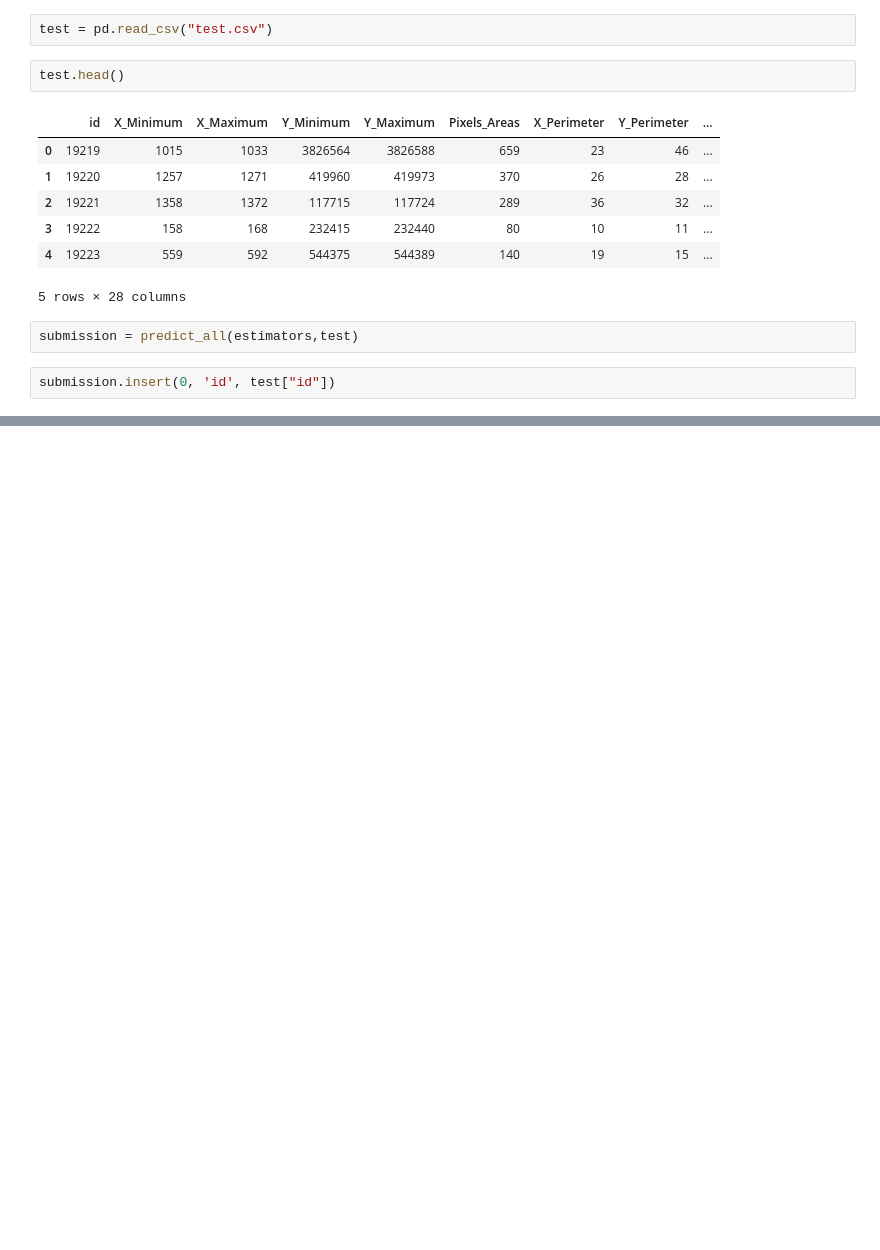
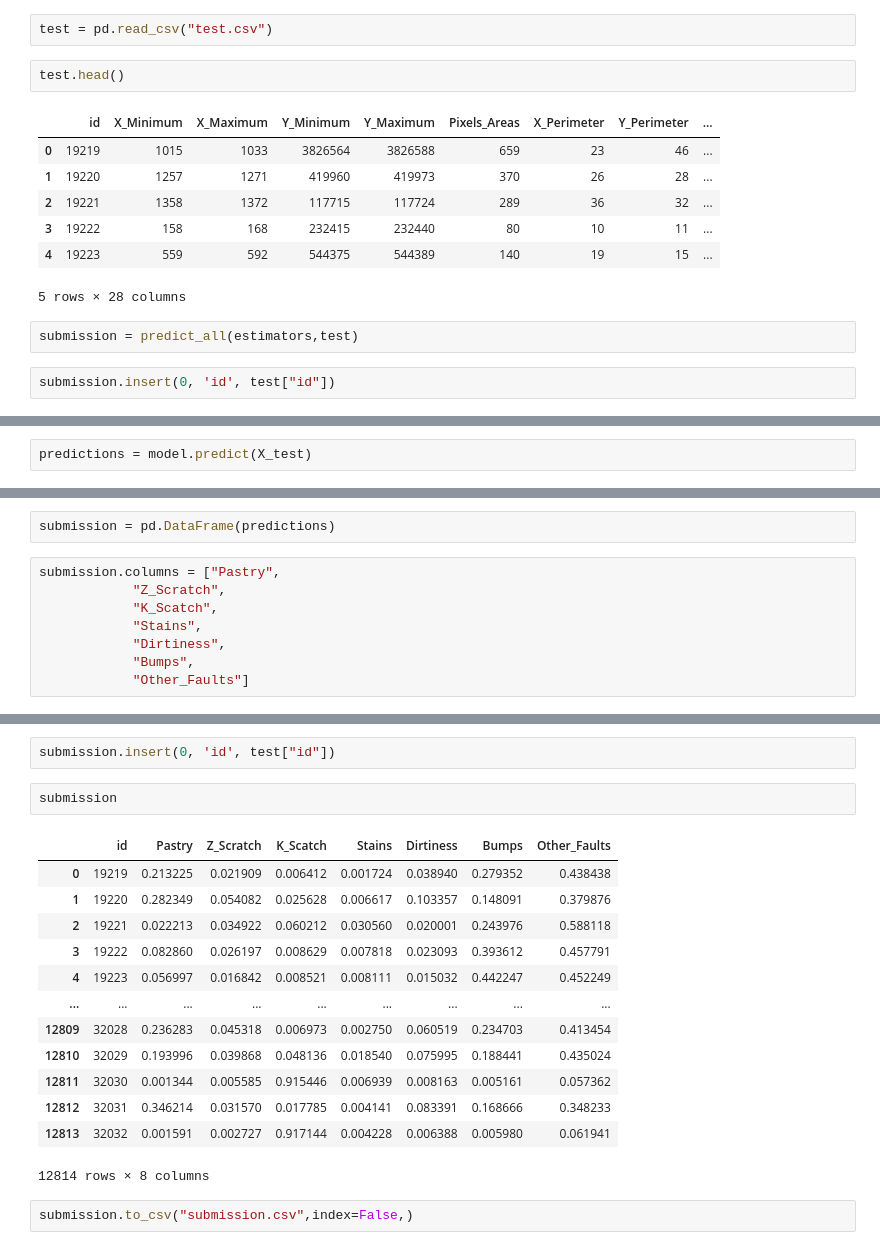
Before and after one commit to 1942Spectre/Kaggle_Steel_Plate_Defect_Prediction, a Jupyter notebook: Steel Plate Defect.ipynb, the cells around one changed output, grey strips where cells are left out. Cells and saved outputs as stored; diff of their text form; blank space fills up the shorter version.

```diff
--- a/Steel Plate Defect.ipynb
+++ b/Steel Plate Defect.ipynb
@@ -587,0 +888,2 @@ submission.to_csv("submission.csv",index=False)
+# %%
+predictions = model.predict(X_test)
@@ -587,0 +908,10 @@ submission.to_csv("submission.csv",index=False)
+# %%
+submission = pd.DataFrame(predictions)
+# %%
+submission.columns = ["Pastry",
+            "Z_Scratch",
+            "K_Scatch",
+            "Stains",
+            "Dirtiness",
+            "Bumps",
+            "Other_Faults"]
@@ -587,0 +934,20 @@ submission.to_csv("submission.csv",index=False)
+# %%
+submission.insert(0, 'id', test["id"])
+# %%
+submission
+# %% [output]
+|  | id | Pastry | Z_Scratch | K_Scatch | Stains | Dirtiness | Bumps | Other_Faults |
+| 0 | 19219 | 0.213225 | 0.021909 | 0.006412 | 0.001724 | 0.038940 | 0.279352 | 0.438438 |
+| 1 | 19220 | 0.282349 | 0.054082 | 0.025628 | 0.006617 | 0.103357 | 0.148091 | 0.379876 |
+| 2 | 19221 | 0.022213 | 0.034922 | 0.060212 | 0.030560 | 0.020001 | 0.243976 | 0.588118 |
+| 3 | 19222 | 0.082860 | 0.026197 | 0.008629 | 0.007818 | 0.023093 | 0.393612 | 0.457791 |
+| 4 | 19223 | 0.056997 | 0.016842 | 0.008521 | 0.008111 | 0.015032 | 0.442247 | 0.452249 |
+| ... | ... | ... | ... | ... | ... | ... | ... | ... |
+| 12809 | 32028 | 0.236283 | 0.045318 | 0.006973 | 0.002750 | 0.060519 | 0.234703 | 0.413454 |
+| 12810 | 32029 | 0.193996 | 0.039868 | 0.048136 | 0.018540 | 0.075995 | 0.188441 | 0.435024 |
+| 12811 | 32030 | 0.001344 | 0.005585 | 0.915446 | 0.006939 | 0.008163 | 0.005161 | 0.057362 |
+| 12812 | 32031 | 0.346214 | 0.031570 | 0.017785 | 0.004141 | 0.083391 | 0.168666 | 0.348233 |
+| 12813 | 32032 | 0.001591 | 0.002727 | 0.917144 | 0.004228 | 0.006388 | 0.005980 | 0.061941 |
+12814 rows × 8 columns
+# %%
+submission.to_csv("submission.csv",index=False,)
```
Also changed, not shown: parts of 50 cells of this notebook.
